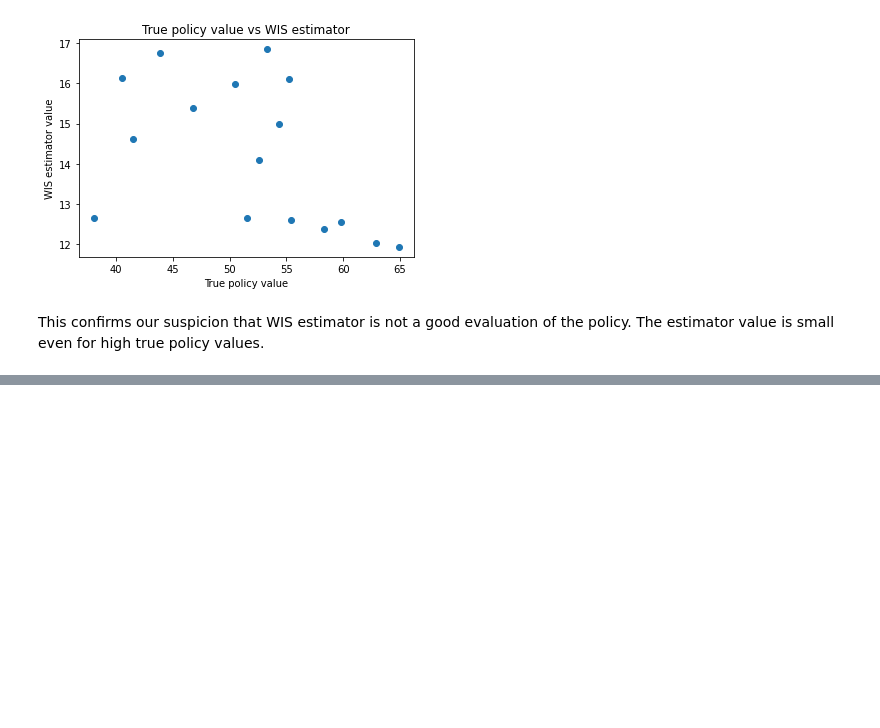
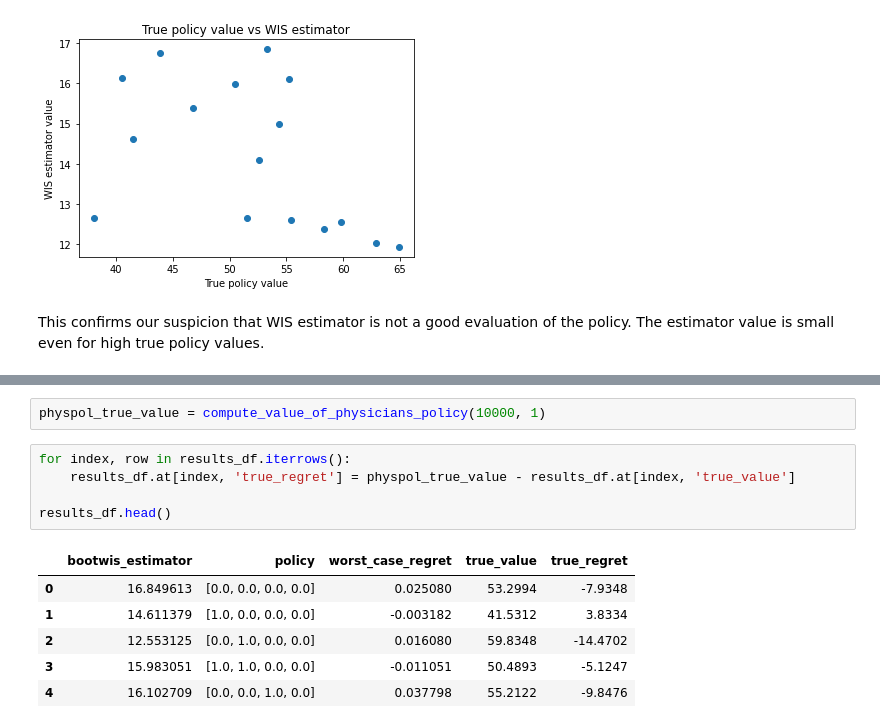
Before and after one commit to faaizT/MDPUC, a Jupyter notebook: Confounding Robust Policy Evaluation - model 3.ipynb, the cells around one changed output, grey strips where cells are left out. Cells and saved outputs as stored; diff of their text form; blank space fills up the shorter version.

```diff
--- a/Confounding Robust Policy Evaluation - model 3.ipynb
+++ b/Confounding Robust Policy Evaluation - model 3.ipynb
@@ -497,0 +529,14 @@ This confirms our suspicion that WIS estimator is not a good evaluation of the p
+# %%
+physpol_true_value = compute_value_of_physicians_policy(10000, 1)
+# %%
+for index, row in results_df.iterrows():
+    results_df.at[index, 'true_regret'] = physpol_true_value - results_df.at[index, 'true_value']
+
+results_df.head()
+# %% [output]
+|  | bootwis_estimator | policy | worst_case_regret | true_value | true_regret |
+| 0 | 16.849613 | [0.0, 0.0, 0.0, 0.0] | 0.025080 | 53.2994 | -7.9348 |
+| 1 | 14.611379 | [1.0, 0.0, 0.0, 0.0] | -0.003182 | 41.5312 | 3.8334 |
+| 2 | 12.553125 | [0.0, 1.0, 0.0, 0.0] | 0.016080 | 59.8348 | -14.4702 |
+| 3 | 15.983051 | [1.0, 1.0, 0.0, 0.0] | -0.011051 | 50.4893 | -5.1247 |
+| 4 | 16.102709 | [0.0, 0.0, 1.0, 0.0] | 0.037798 | 55.2122 | -9.8476 |
```
Also changed, not shown: parts of 5 cells of this notebook.
